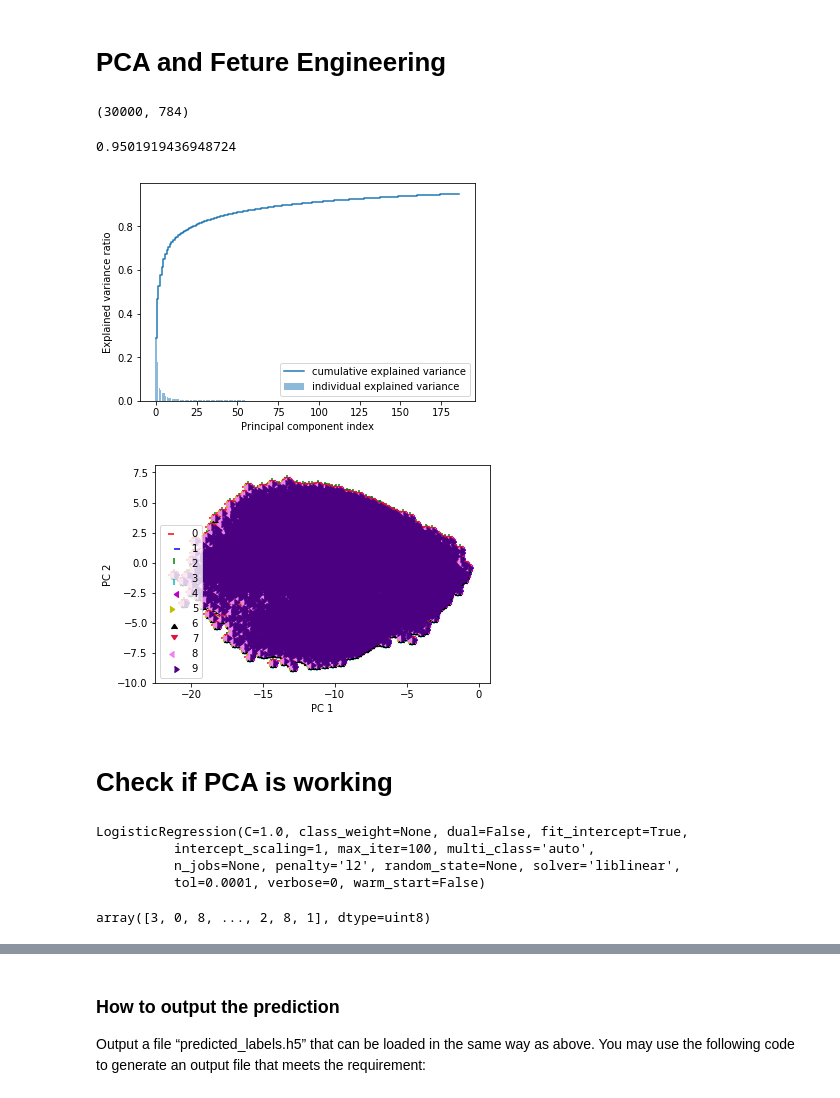
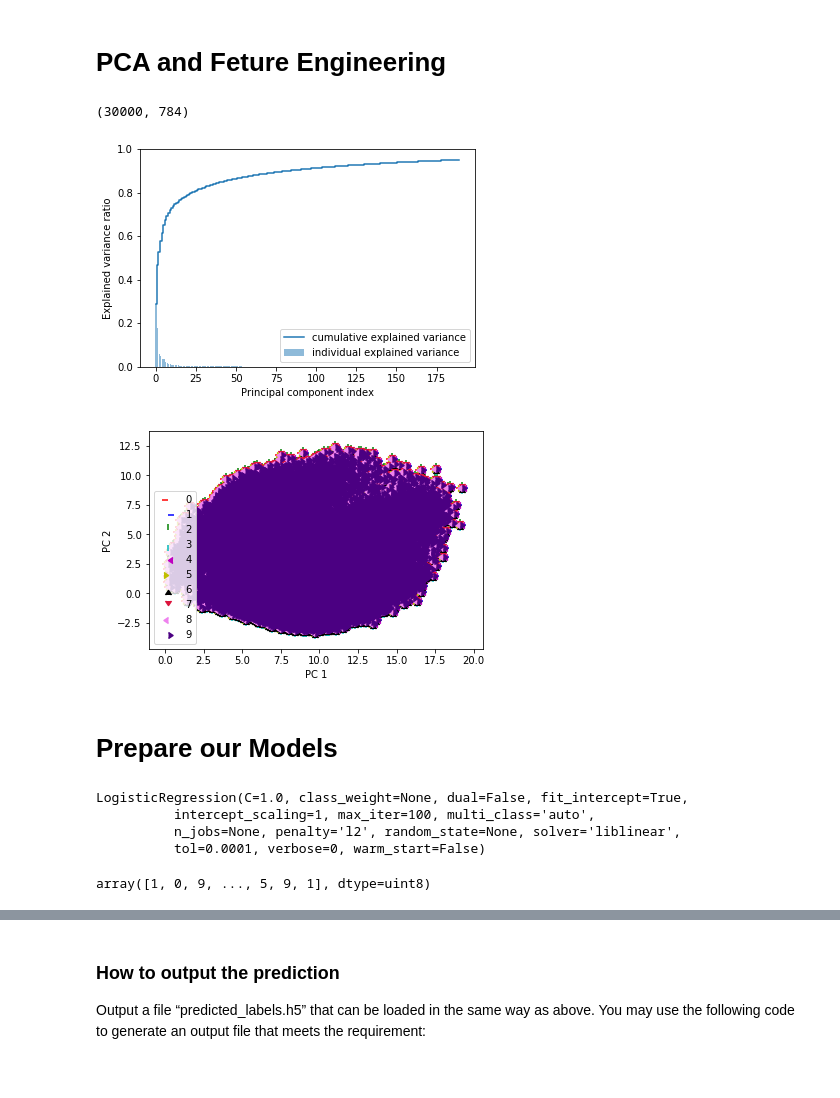
Before and after one commit to GuptaManisha/Fashion-MNIST-from-Scratch, a Jupyter notebook: Assignment 1_2019_Sem2.ipynb, the cells around one changed output, grey strips where cells are left out. Cells and saved outputs as stored; diff of their text form; code cells hidden in the pictures.

```diff
--- a/Assignment 1_2019_Sem2.ipynb
+++ b/Assignment 1_2019_Sem2.ipynb
@@ -206,49 +209,42 @@ Showing a sample data. The first example belongs to class 0: T-Shirt/Top
 #plt.show()
 # %% [markdown]
 # PCA and Feture Engineering
-# %%
-def pca(X):
-  # Data matrix X, assumes 0-centered
-  n, m = X.shape
-  #assert np.allclose(X.mean(axis=0), np.zeros(m))
-  # Compute covariance matrix
-  C = np.dot(X.T, X) / (n-1)
-  # Eigen decomposition
-  eigen_vals, eigen_vecs = np.linalg.eig(C)
-  # Project X onto PC space
-  X_pca = np.dot(X, eigen_vecs)
-  return X_pca
-
-#x_train_std = data_train
-#cov = np.cov(x_std.T)
-#eigen_vals, eigen_vecs = np.linalg.eig(cov)
-#x_train_pca = x_train_std.dot(eigen_vecs.T)
-
-x_train_pca = pca(data_train)
-x_train_pca.shape
-# %% [output]
-(30000, 784)
+# %%
+#x_train_std = data_train
+#cov = np.cov(x_std.T)
+#eigen_vals, eigen_vecs = np.linalg.eig(cov)
+#x_train_pca = x_train_std.dot(eigen_vecs.T)
+
+# Data matrix X, assumes 0-centered
+n, m = data_train.shape
+# Compute covariance matrix
+C = np.cov(data_train.T)
+# Eigen decomposition
+eigen_vals, eigen_vecs = np.linalg.eig(C)
+# Project X onto PC space
+x_train_pca = np.dot(data_train, eigen_vecs)
 # %%
 import matplotlib.pyplot as plt
 
 # calculate cumulative sum of explained variances
 tot = sum(eigen_vals)
-var_exp = [(i / tot) for i in sorted(eigen_vals[:187], reverse=True)]
+var_exp = [(i / tot) for i in sorted(eigen_vals[:], reverse=True)]
 cum_var_exp = np.cumsum(var_exp)
-# %%
-max(cum_var_exp)
-# %% [output]
-0.9501919436948724
+# %%
+#cum_var_exp
+x_train_pca.shape
+# %% [output]
+(30000, 784)
 # %%
 # plot explained variances
-plt.bar(range(0,187), var_exp[:187], alpha=0.5, align='center', label='individual explained variance')
-plt.step(range(0,187), cum_var_exp[:187], where='mid', label='cumulative explained variance')
+plt.bar(range(0,190), var_exp[:190], alpha=0.5, align='center', label='individual explained variance')
+plt.step(range(0,190), cum_var_exp[:190], where='mid', label='cumulative explained variance')
 plt.ylabel('Explained variance ratio')
 plt.xlabel('Principal component index')
 plt.legend(loc='best')
 plt.show()
 # %% [output]
-[figure, old version]
+[figure, new version]
 # %%
 # Make a list of (eigenvalue, eigenvector) tuples
 eigen_pairs = [(np.abs(eigen_vals[i]), eigen_vecs[:, i]) for i in range(len(eigen_vals))]
@@ -270,9 +266,9 @@ plt.ylabel('PC 2')
 plt.legend(loc='lower left')
 plt.show()
 # %% [output]
-[figure, old version]
+[figure, new version]
-# %% [markdown]
-# Check if PCA is working
+# %% [markdown]
+# Prepare our Models
 # %%
 from sklearn.linear_model import LogisticRegression
 from sklearn.decomposition import PCA
@@ -287,9 +283,17 @@ LogisticRegression(C=1.0, class_weight=None, dual=False, fit_intercept=True,
           intercept_scaling=1, max_iter=100, multi_class='auto',
           n_jobs=None, penalty='l2', random_state=None, solver='liblinear',
           tol=0.0001, verbose=0, warm_start=False)
-# %%
-x_test_pca = pca(data_test)
-lr.predict(x_test_pca[:,:700])
-# %% [output]
-array([3, 0, 8, ..., 2, 8, 1], dtype=uint8)
+# %%
+# Data matrix X, assumes 0-centered
+n_test, m_test = data_test.shape
+# Compute covariance matrix
+C_test = np.cov(data_train.T)
+# Eigen decomposition
+eigen_vals_test, eigen_vecs_test = np.linalg.eig(C)
+# Project X onto PC space
+x_test_pca = np.dot(data_test, eigen_vecs)
+
+lr.predict(x_test_pca[:,:190])
+# %% [output]
+array([1, 0, 9, ..., 5, 9, 1], dtype=uint8)
 # %%
```
Also changed, not shown: parts of 4 cells of this notebook.
